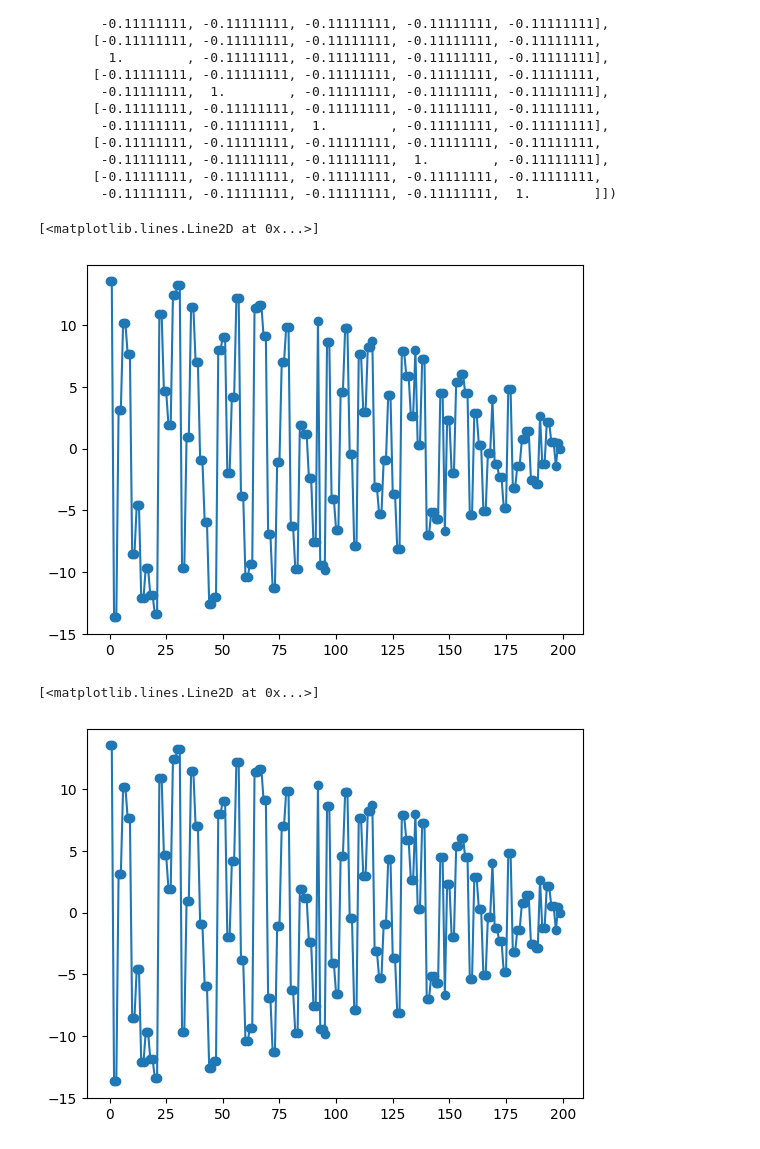
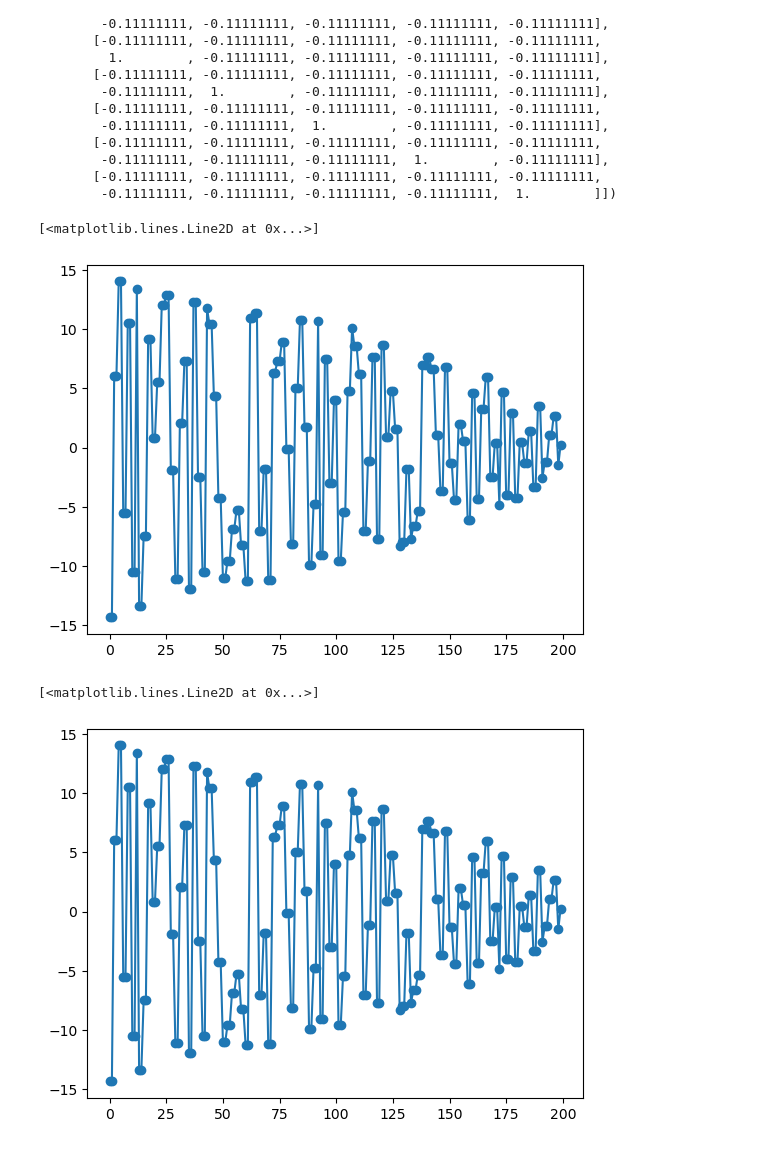
Before and after one commit to HumphreyYang/benign-overfitting, a Jupyter notebook: experiments/correlation.ipynb, the cells around one changed output. Drawn from its saved outputs; the diff is of its cells as text; code cells hidden in the pictures.

```diff
--- a/experiments/correlation.ipynb
+++ b/experiments/correlation.ipynb
@@ -96,13 +117,13 @@ def compute_X(λ, μ, n, p, seed=None):
 # %%
-plt.plot(np.linalg.eigvals(compute_X(1, 1, 200, 200, seed=100)), marker='o')
+plt.plot(np.linalg.eigvals(compute_X(1, 1, 200, 200, phi_abs, seed=100)), marker='o')
 # %% [output]
 [<matplotlib.lines.Line2D at 0x...>]
-[figure, old version]
+[figure, new version]
 # %%
-plt.plot(np.linalg.eigvals(compute_X(1, 1, 200, 200, seed=100)), marker='o')
+plt.plot(np.linalg.eigvals(compute_X(1, 1, 200, 200, phi_abs, seed=100)), marker='o')
 # %% [output]
 [<matplotlib.lines.Line2D at 0x...>]
-[figure, old version]
+[figure, new version]
 # %%
 cov_list = []
 for λ in range(1, 510, 50):
```
Also changed, not shown: parts of 6 cells of this notebook, 3 other files.
